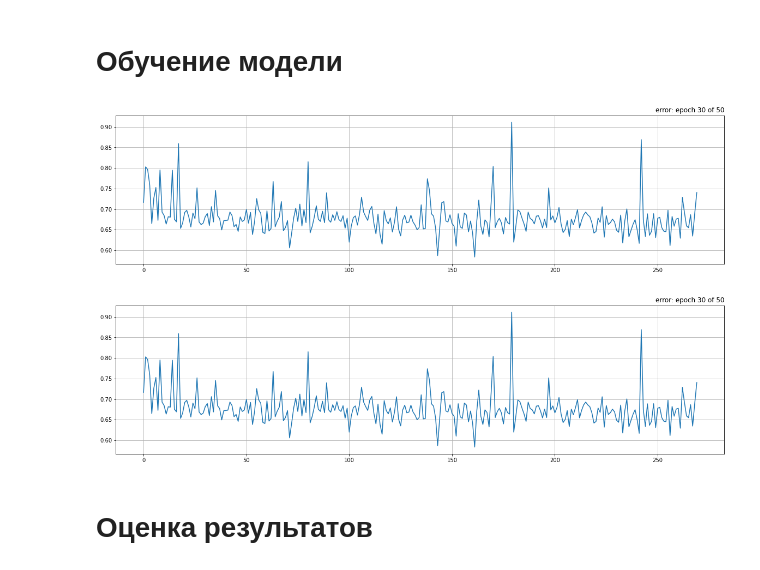
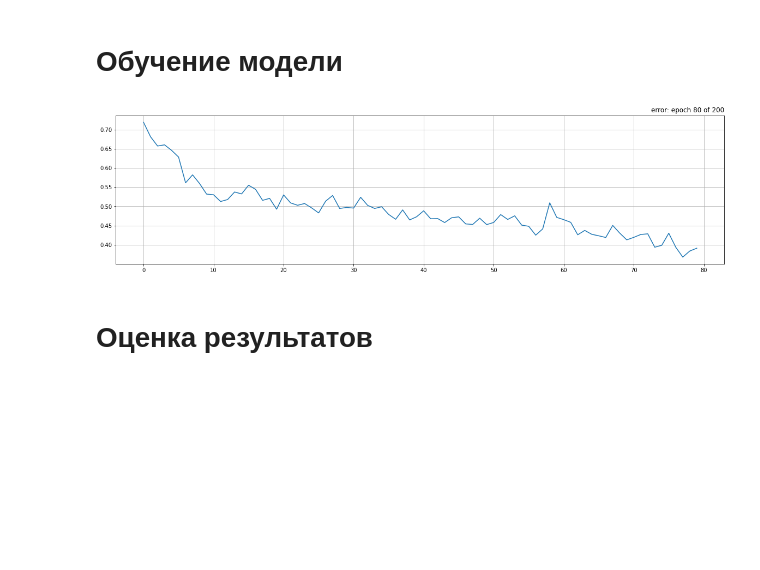
Before and after one commit to delhian/ComputerVision, a Jupyter notebook: Home Tasks/HT1_block_sf_unet_task.ipynb, the cells around one changed output. Drawn from its saved outputs; the diff is of its cells as text; code cells hidden in the pictures; blank space fills up the shorter version.

```diff
--- a/Home Tasks/HT1_block_sf_unet_task.ipynb
+++ b/Home Tasks/HT1_block_sf_unet_task.ipynb
@@ -152,8 +152,9 @@ class OutConv(nn.Module):
 data_transforms = transforms.Compose([
         transforms.ToTensor(),
         transforms.RandomApply(
-            torch.nn.ModuleList([transforms.ColorJitter(brightness=0.2, contrast=0.8, saturation=0.3, hue=0.2)]), p = 0.5),
-        transforms.Resize([256, 256])
+            torch.nn.ModuleList([transforms.ColorJitter(brightness=0.1, contrast=0.1, saturation=0.1, hue=0.1)]), p = 0.5),
+        transforms.Resize([256, 256]),
+        # transforms.Normalize((0.485, 0.456, 0.406), (0.229, 0.224, 0.225))
         ])
 
 mask_transforms = transforms.Compose([
@@ -196,7 +197,7 @@ train_dataset = my_dataset('/content/Train_Data/input',
                            data_transforms = data_transforms,
                            mask_transforms= mask_transforms)
 
-train_batch_gen = torch.utils.data.DataLoader(train_dataset, batch_size=10, shuffle=True)
+train_batch_gen = torch.utils.data.DataLoader(train_dataset, batch_size=5, shuffle=True)
 # %%
 ix = 56
 
@@ -214,41 +215,39 @@ torch.Size([1, 256, 256])
 # %% [markdown]
 # Обучение модели
 # %%
-learning_rate = 0.002
+learning_rate = 0.001
 
 import time
 from IPython.display import clear_output
 model = UNet(n_channels=3, n_classes = 1);#UNet(n_class = 2);
 model.cuda()
 opt = torch.optim.Adam(model.parameters() , lr = learning_rate)
 
-num_epochs = 50
+num_epochs = 200
 train_loss = []
 
 for epoch in range(num_epochs):
     start_time = time.time()
     model.train(True)
+    error_mean = []
     for (X_batch, y_batch) in train_batch_gen:
         X_batch = X_batch.cuda()
         y_batch = y_batch.cuda()
         # print(model(X_batch).shape)
-        loss = nn.BCEWithLogitsLoss()(model(X_batch),y_batch)
-        # loss = nn.BCEWithLogitsLoss()
-        # print(loss)
+        loss = nn.BCEWithLogitsLoss()(model(X_batch), y_batch)
         loss.backward()
         opt.step()
         opt.zero_grad()
+        error_mean.append(loss.item())
 
-        error = loss.item()
-        train_loss.append(error)
+    train_loss.append(np.mean(error_mean))
     clear_output(True)
     plt.figure(figsize = (20,5))
     plt.plot(train_loss)
     plt.grid()
     plt.title(f'error: epoch {epoch + 1} of {num_epochs}', loc='right')
     plt.show()
 # %% [output]
-[figure, old version]
+[figure, new version]
-[figure, removed]
 # %% [markdown]
 # Оценка результатов
```
Also changed, not shown: parts of 4 cells of this notebook.
